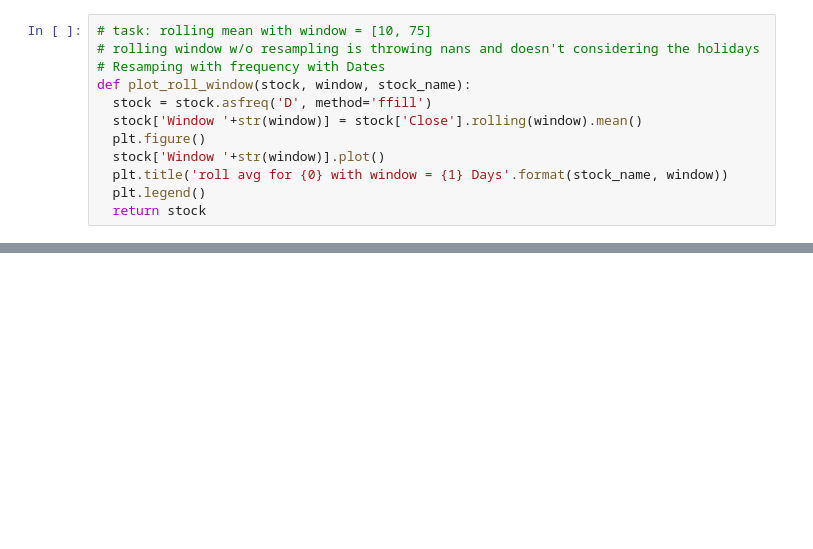
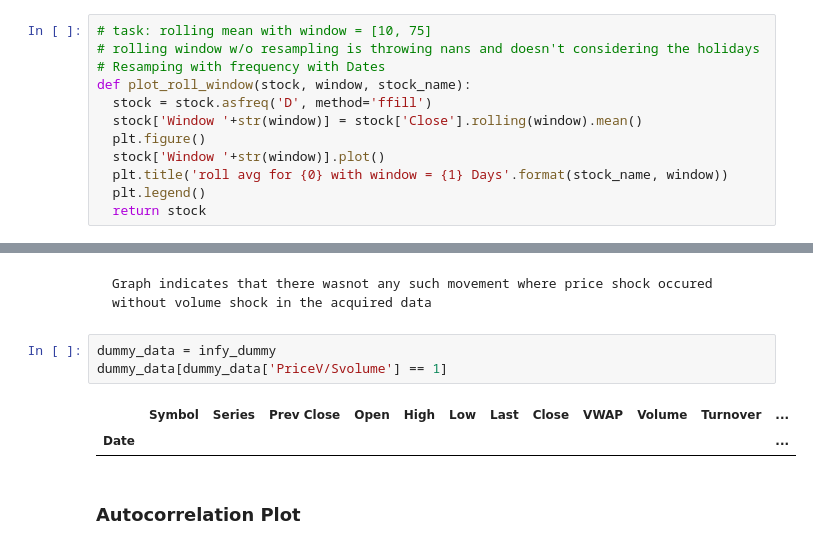
Before and after one commit to n-goyal/python-test, a Jupyter notebook: Stock_Market_Analysis.ipynb, the cells around one changed output, grey strips where cells are left out. Saved outputs shown, nothing was run; the diff lists cells and outputs as text; blank space fills up the shorter version.

```diff
--- a/Stock_Market_Analysis.ipynb
+++ b/Stock_Market_Analysis.ipynb
@@ -293,0 +273,10 @@ for i in range(len(window)):
+# %% [markdown]
+    Graph indicates that there wasnot any such movement where price shock occured without volume shock in the acquired data
+# %%
+dummy_data = infy_dummy
+dummy_data[dummy_data['PriceV/Svolume'] == 1]
+# %% [output]
+|  | Symbol | Series | Prev Close | Open | High | Low | Last | Close | VWAP | Volume | Turnover | ... |
+| Date |  |  |  |  |  |  |  |  |  |  |  | ... |
+# %% [markdown]
+### Autocorrelation Plot
```
Also changed, not shown: parts of 54 cells of this notebook.
